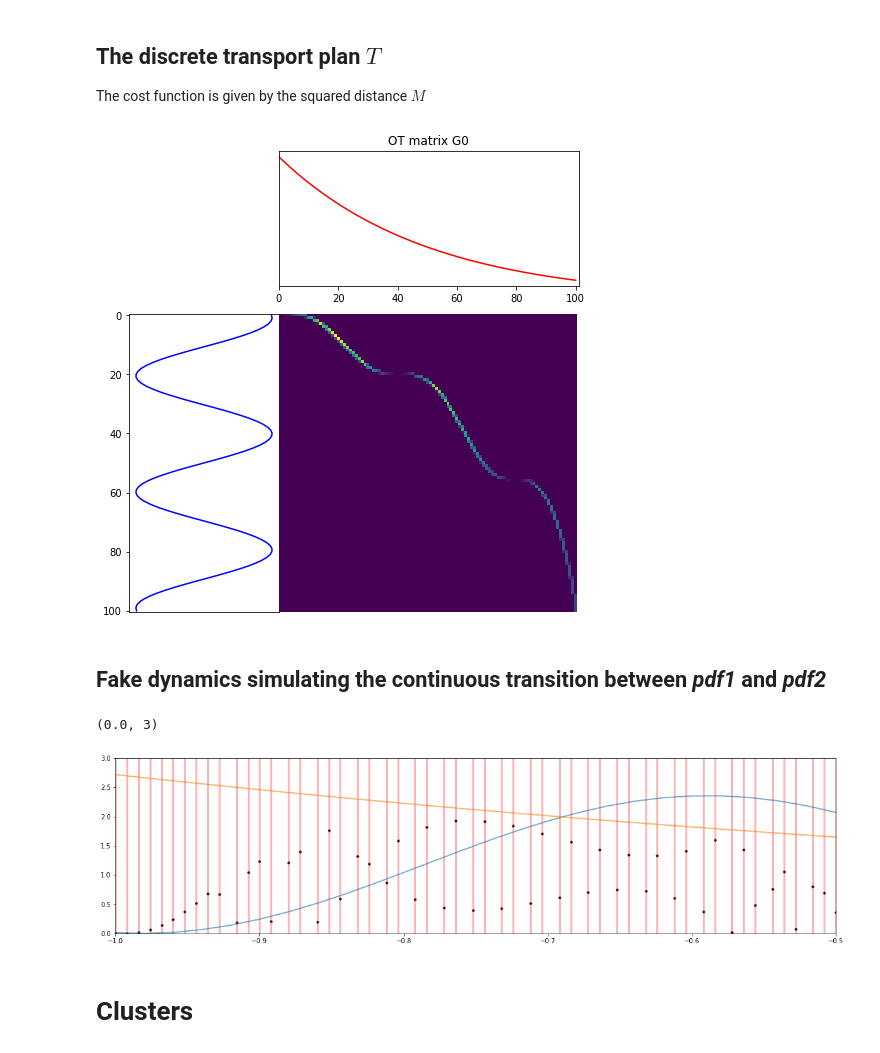
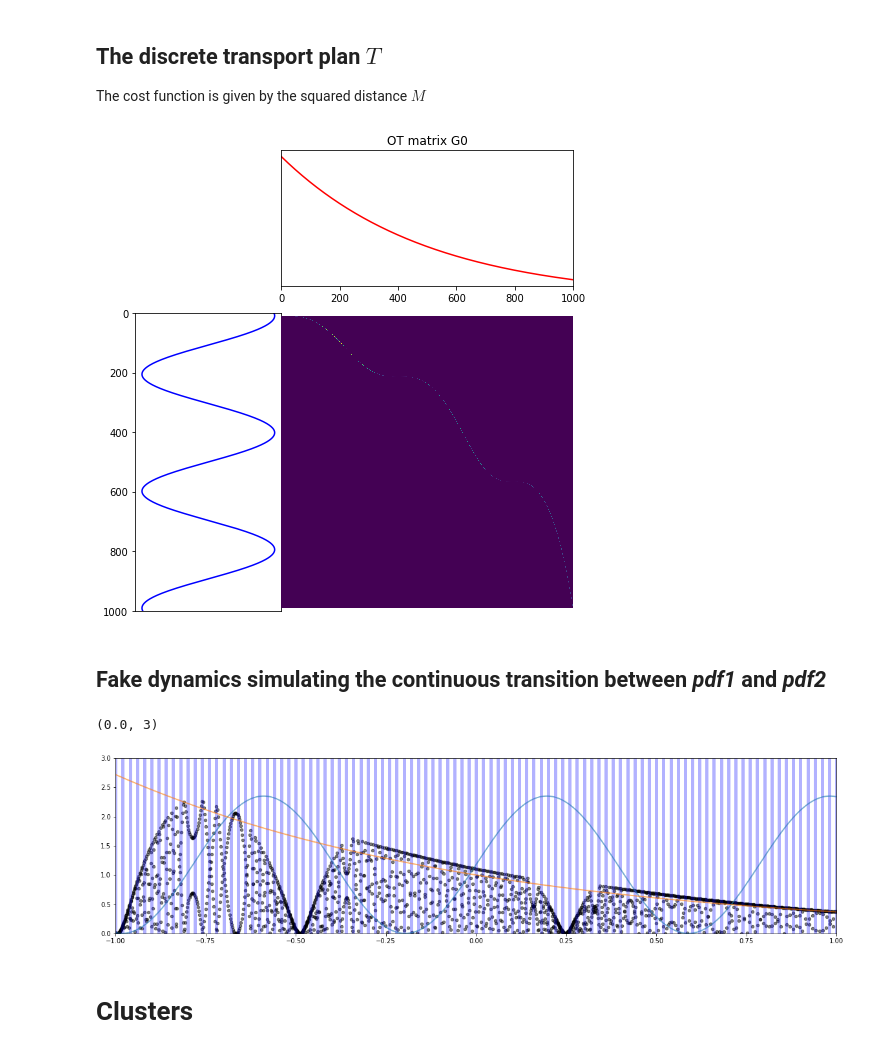
Before and after one commit to arangogithub/ot, a Jupyter notebook: optimalTransport3.ipynb, the cells around one changed output. Saved outputs shown, nothing was run; the diff lists cells and outputs as text; code cells hidden in the pictures.

```diff
--- a/optimalTransport3.ipynb
+++ b/optimalTransport3.ipynb
@@ -17,7 +17,7 @@ from ot.datasets import make_1D_gauss as gauss
 
 The normalizer factor is to ensure the two distributions have equal mass
 # %%
-nn = 101
+nn = 1001
 x = np.linspace(-1, 1, nn)
 pdf1, pdf2 = 1+ np.sin(8*x), np.exp(-x)
 normalizer = np.sum(pdf2)/np.sum(pdf1)
@@ -45,7 +45,7 @@ T = G0.transpose()
 plt.figure( figsize=(7, 7))
 ot.plot.plot1D_mat(pdf1, pdf2, T, 'OT matrix G0')
 # %% [output]
-[figure, old version]
+[figure, new version]
 # %% [markdown]
 ## Fake dynamics simulating the continuous transition between *pdf1* and *pdf2*
 # %%
@@ -58,20 +58,23 @@ def lista(t):
     Tl = [z[1] for z in lista]
     return (zl, Tl)
 # %%
-zl, Tl = lista(0.6)
+zl, Tl = lista(0.75)
 fig, ax = plt.subplots(1, 1,figsize=(20, 5))
 #for z in x:
    # ax.vlines(z,0,3, alpha=0.3, colors='b',linewidths=10)
-for z in zl:
-    ax.vlines(z,0,3, alpha=0.3, colors='r', linewidths=3)
-ax.scatter( zl, Tl,alpha=1, s = 10 , c = 'k')
+#for z in zl:
+    #ax.vlines(z,0,3, alpha=0.3, colors='r', linewidths=3)
+
+for z in x[list(range(0,nn,10) )]:
+    ax.vlines(z,0,3, alpha=0.3, colors='b', linewidths=5)
+ax.scatter( zl, Tl,alpha=0.5, s = 20 , c = 'k')
 ax.plot(x, pdf1, lw=2, alpha=0.6)
 ax.plot(x, pdf2,   lw = 2, alpha=0.6)
-ax.set_xlim([-1, -0.5])
+ax.set_xlim([-1, 1])
 ax.set_ylim([0.0, 3])
 # %% [output]
 (0.0, 3)
-[figure, old version]
+[figure, new version]
 # %% [markdown]
 # Clusters
 # %%
```
Also changed, not shown: parts of 11 cells of this notebook.
